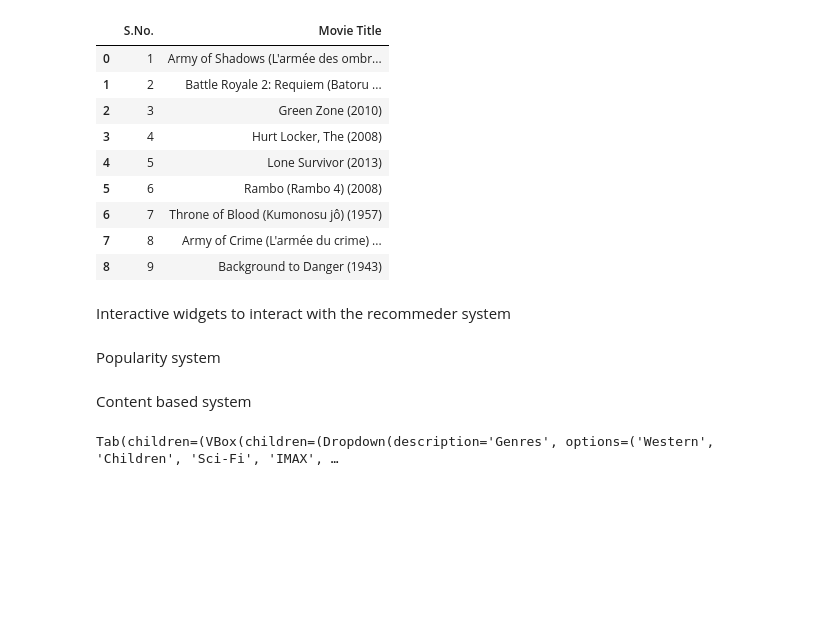
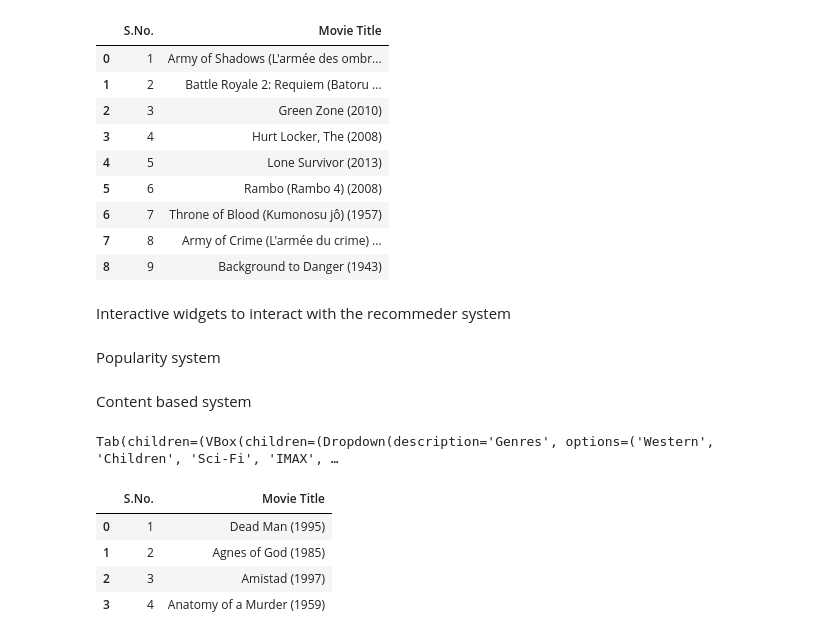
Before and after one commit to allenbiji/datascienceproject, a Jupyter notebook: Recommendationsystem.ipynb, the cells around one changed output. Drawn from its saved outputs; the diff is of its cells as text; code cells hidden in the pictures; blank space fills up the shorter version.

```diff
--- a/Recommendationsystem.ipynb
+++ b/Recommendationsystem.ipynb
@@ -395,3 +407,11 @@ for i,title in enumerate(names):
 display(wid)
 # %% [output]
 Tab(children=(VBox(children=(Dropdown(description='Genres', options=('Western', 'Children', 'Sci-Fi', 'IMAX', …
+# %%
+output
+# %% [output]
+|  | S.No. | Movie Title |
+| 0 | 1 | Dead Man (1995) |
+| 1 | 2 | Agnes of God (1985) |
+| 2 | 3 | Amistad (1997) |
+| 3 | 4 | Anatomy of a Murder (1959) |
```
Also changed, not shown: parts of 5 cells of this notebook.
